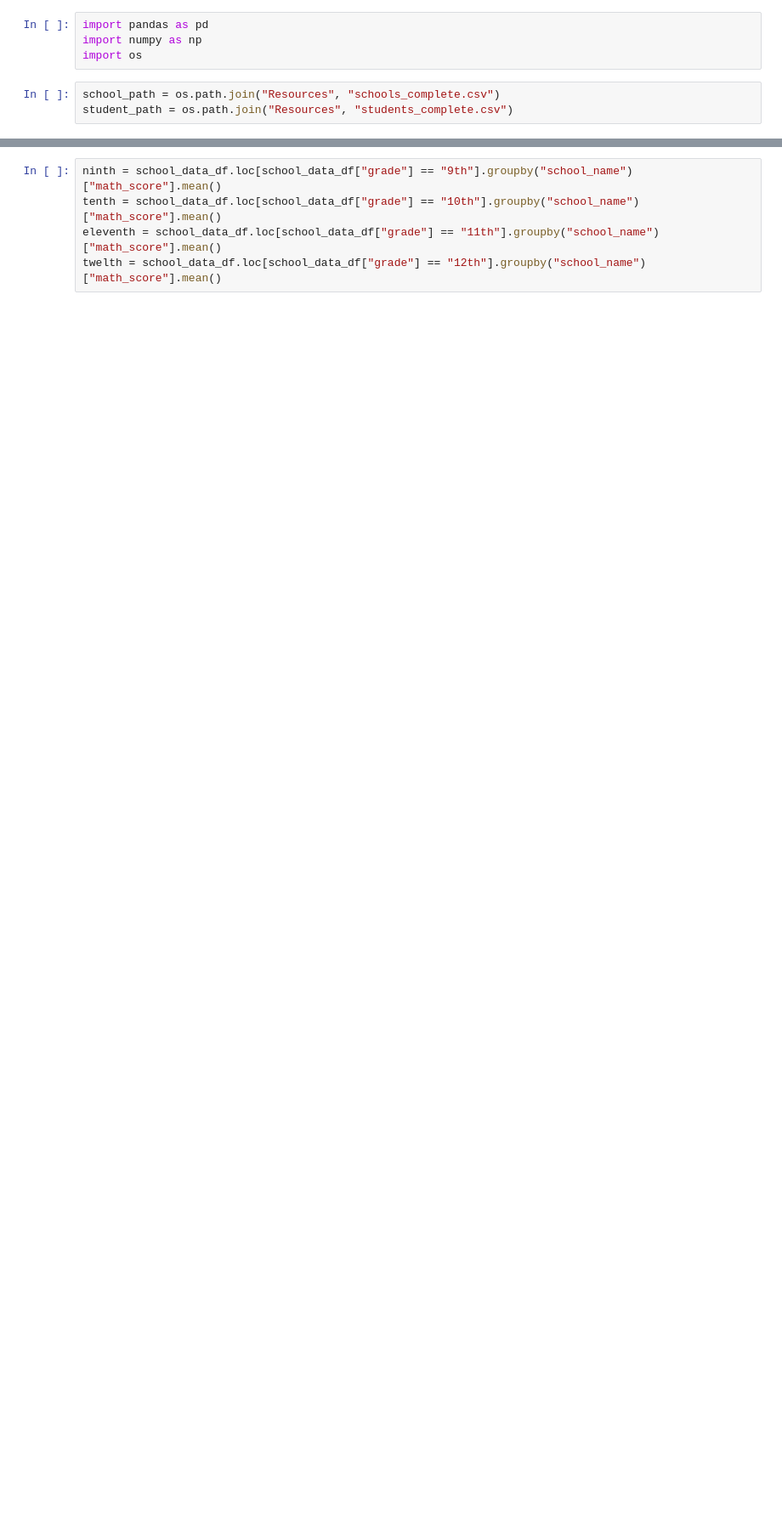
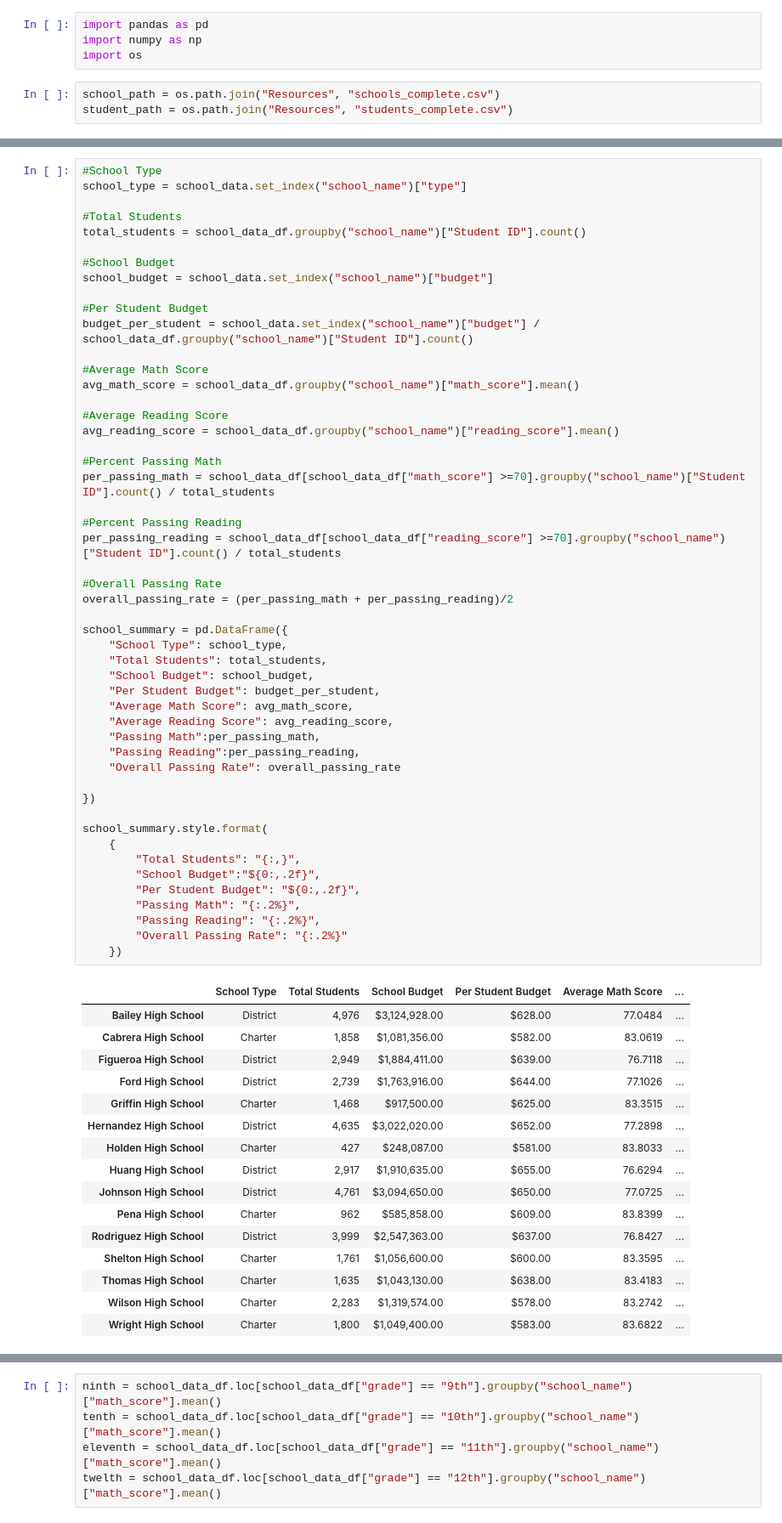
Before and after one commit to rpimthurn/Py-City-Schools, a Jupyter notebook: PyCitySchools/PyCitySchools_main.ipynb, the cells around one changed output, grey strips where cells are left out. Shown at 85% size. Drawn from its saved outputs; the diff is of its cells as text; blank space fills up the shorter version.

```diff
--- a/PyCitySchools/PyCitySchools_main.ipynb
+++ b/PyCitySchools/PyCitySchools_main.ipynb
@@ -120,0 +106,67 @@ overall_passing_rate = (per_passing_math + per_passing_reading)/2
+# %%
+#School Type
+school_type = school_data.set_index("school_name")["type"]
+
+#Total Students
+total_students = school_data_df.groupby("school_name")["Student ID"].count()
+
+#School Budget
+school_budget = school_data.set_index("school_name")["budget"]
+
+#Per Student Budget
+budget_per_student = school_data.set_index("school_name")["budget"] / school_data_df.groupby("school_name")["Student ID"].count()
+
+#Average Math Score
+avg_math_score = school_data_df.groupby("school_name")["math_score"].mean()
+
+#Average Reading Score
+avg_reading_score = school_data_df.groupby("school_name")["reading_score"].mean()
+
+#Percent Passing Math
+per_passing_math = school_data_df[school_data_df["math_score"] >=70].groupby("school_name")["Student ID"].count() / total_students
+
+#Percent Passing Reading
+per_passing_reading = school_data_df[school_data_df["reading_score"] >=70].groupby("school_name")["Student ID"].count() / total_students
+
+#Overall Passing Rate
+overall_passing_rate = (per_passing_math + per_passing_reading)/2
+
+school_summary = pd.DataFrame({
+    "School Type": school_type,
+    "Total Students": total_students,
+    "School Budget": school_budget,
+    "Per Student Budget": budget_per_student,
+    "Average Math Score": avg_math_score,
+    "Average Reading Score": avg_reading_score,
+    "Passing Math":per_passing_math,
+    "Passing Reading":per_passing_reading,
+    "Overall Passing Rate": overall_passing_rate
+
+})
+
+school_summary.style.format(
+    {
+        "Total Students": "{:,}",
+        "School Budget":"${0:,.2f}",
+        "Per Student Budget": "${0:,.2f}",
+        "Passing Math": "{:.2%}",
+        "Passing Reading": "{:.2%}",
+        "Overall Passing Rate": "{:.2%}"
+    })
+# %% [output]
+|  | School Type | Total Students | School Budget | Per Student Budget | Average Math Score | ... |
+| Bailey High School | District | 4,976 | $3,124,928.00 | $628.00 | 77.0484 | ... |
+| Cabrera High School | Charter | 1,858 | $1,081,356.00 | $582.00 | 83.0619 | ... |
+| Figueroa High School | District | 2,949 | $1,884,411.00 | $639.00 | 76.7118 | ... |
+| Ford High School | District | 2,739 | $1,763,916.00 | $644.00 | 77.1026 | ... |
+| Griffin High School | Charter | 1,468 | $917,500.00 | $625.00 | 83.3515 | ... |
+| Hernandez High School | District | 4,635 | $3,022,020.00 | $652.00 | 77.2898 | ... |
+| Holden High School | Charter | 427 | $248,087.00 | $581.00 | 83.8033 | ... |
+| Huang High School | District | 2,917 | $1,910,635.00 | $655.00 | 76.6294 | ... |
+| Johnson High School | District | 4,761 | $3,094,650.00 | $650.00 | 77.0725 | ... |
+| Pena High School | Charter | 962 | $585,858.00 | $609.00 | 83.8399 | ... |
+| Rodriguez High School | District | 3,999 | $2,547,363.00 | $637.00 | 76.8427 | ... |
+| Shelton High School | Charter | 1,761 | $1,056,600.00 | $600.00 | 83.3595 | ... |
+| Thomas High School | Charter | 1,635 | $1,043,130.00 | $638.00 | 83.4183 | ... |
+| Wilson High School | Charter | 2,283 | $1,319,574.00 | $578.00 | 83.2742 | ... |
+| Wright High School | Charter | 1,800 | $1,049,400.00 | $583.00 | 83.6822 | ... |
```
Also changed, not shown: parts of 41 cells of this notebook, 6 other files.
